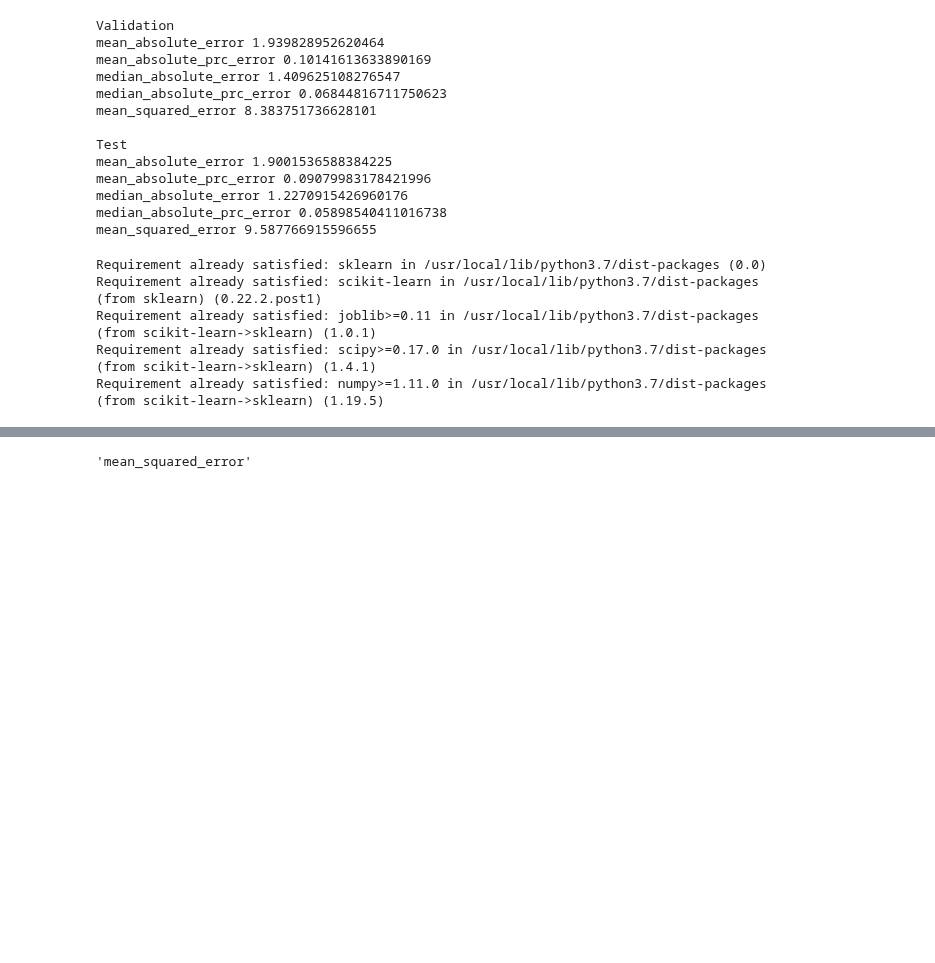
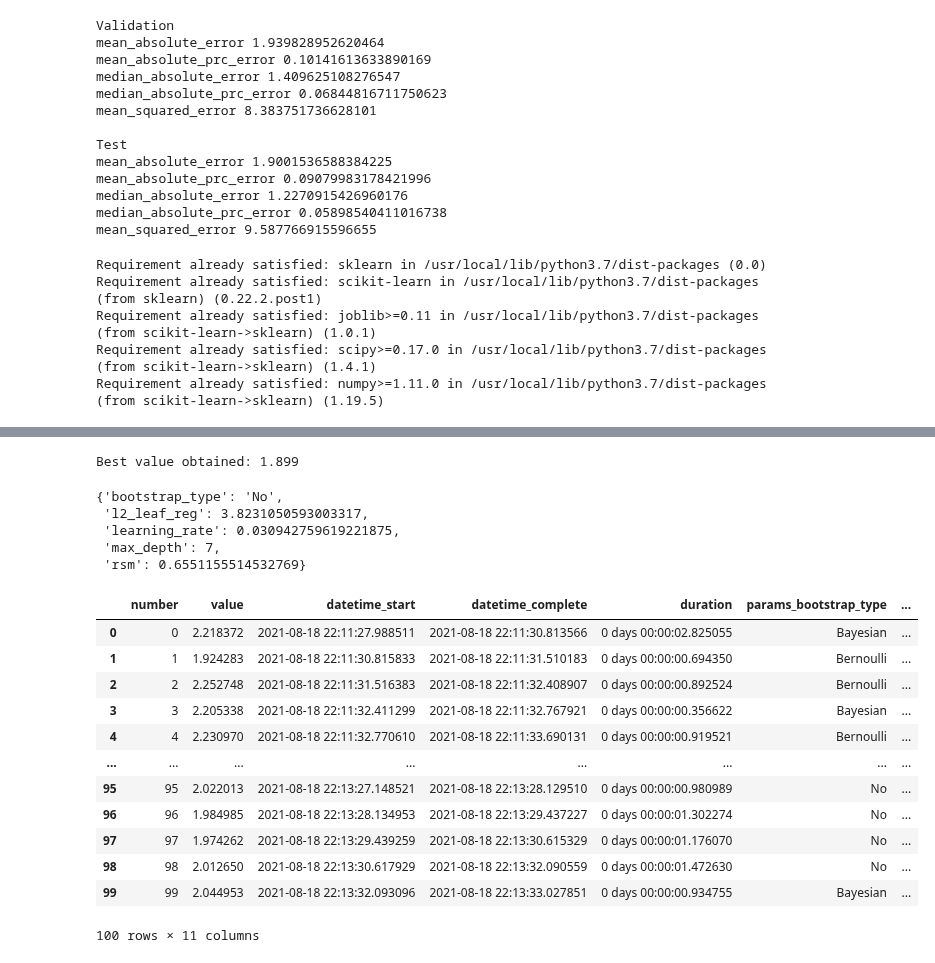
Before and after one commit to RoetGer/decisions-under-uncertainty, a Jupyter notebook: hyperparameter_optimization.ipynb, the cells around one changed output, grey strips where cells are left out. Saved outputs shown, nothing was run; the diff lists cells and outputs as text; code cells hidden in the pictures; blank space fills up the shorter version.

```diff
--- a/hyperparameter_optimization.ipynb
+++ b/hyperparameter_optimization.ipynb
@@ -188,4 +205,30 @@ optuna
-# %%
-skm.mean_squared_error.__name__
-# %% [output]
-'mean_squared_error'
+# %%
+trial = study.best_trial
+
+print('Best value obtained: {0:.3f}'.format(trial.value))
+# %% [output]
+Best value obtained: 1.899
+# %%
+trial.params
+# %% [output]
+{'bootstrap_type': 'No',
+ 'l2_leaf_reg': 3.8231050593003317,
+ 'learning_rate': 0.030942759619221875,
+ 'max_depth': 7,
+ 'rsm': 0.6551155514532769}
+# %%
+study.trials_dataframe()
+# %% [output]
+|  | number | value | datetime_start | datetime_complete | duration | params_bootstrap_type | ... |
+| 0 | 0 | 2.218372 | 2021-08-18 22:11:27.988511 | 2021-08-18 22:11:30.813566 | 0 days 00:00:02.825055 | Bayesian | ... |
+| 1 | 1 | 1.924283 | 2021-08-18 22:11:30.815833 | 2021-08-18 22:11:31.510183 | 0 days 00:00:00.694350 | Bernoulli | ... |
+| 2 | 2 | 2.252748 | 2021-08-18 22:11:31.516383 | 2021-08-18 22:11:32.408907 | 0 days 00:00:00.892524 | Bernoulli | ... |
+| 3 | 3 | 2.205338 | 2021-08-18 22:11:32.411299 | 2021-08-18 22:11:32.767921 | 0 days 00:00:00.356622 | Bayesian | ... |
+| 4 | 4 | 2.230970 | 2021-08-18 22:11:32.770610 | 2021-08-18 22:11:33.690131 | 0 days 00:00:00.919521 | Bernoulli | ... |
+| ... | ... | ... | ... | ... | ... | ... | ... |
+| 95 | 95 | 2.022013 | 2021-08-18 22:13:27.148521 | 2021-08-18 22:13:28.129510 | 0 days 00:00:00.980989 | No | ... |
+| 96 | 96 | 1.984985 | 2021-08-18 22:13:28.134953 | 2021-08-18 22:13:29.437227 | 0 days 00:00:01.302274 | No | ... |
+| 97 | 97 | 1.974262 | 2021-08-18 22:13:29.439259 | 2021-08-18 22:13:30.615329 | 0 days 00:00:01.176070 | No | ... |
+| 98 | 98 | 2.012650 | 2021-08-18 22:13:30.617929 | 2021-08-18 22:13:32.090559 | 0 days 00:00:01.472630 | No | ... |
+| 99 | 99 | 2.044953 | 2021-08-18 22:13:32.093096 | 2021-08-18 22:13:33.027851 | 0 days 00:00:00.934755 | Bayesian | ... |
+100 rows × 11 columns
```
Also changed, not shown: parts of 2 cells of this notebook.
